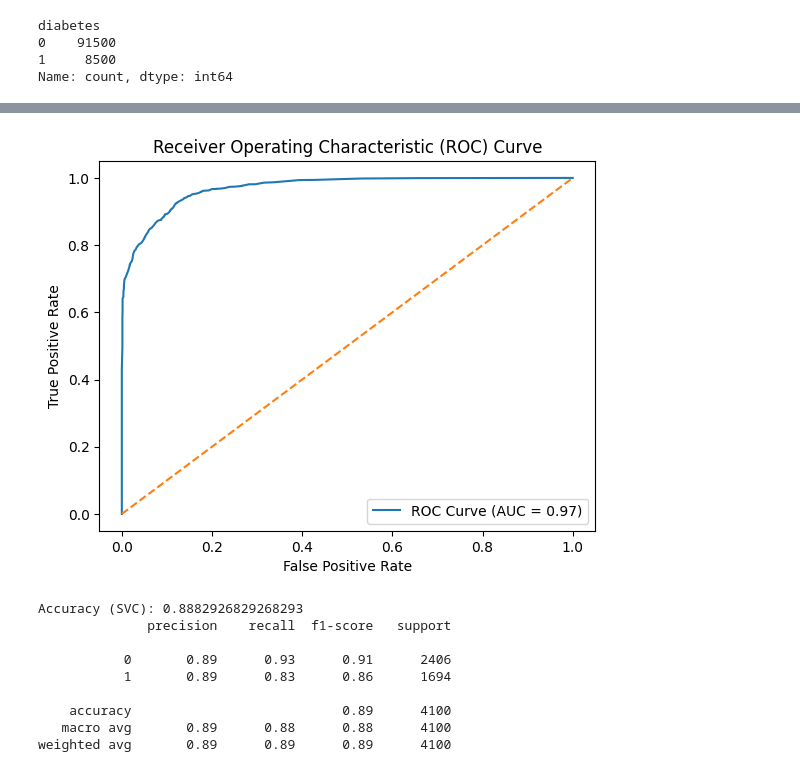
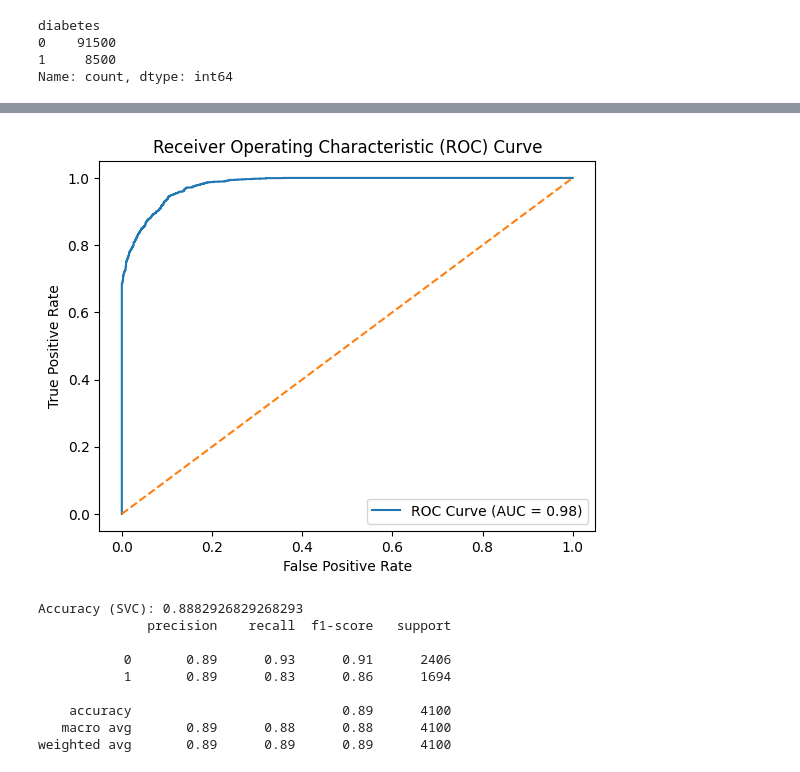
Before and after one commit to cenixeriadev/DiabetesPredictorWeb, a Jupyter notebook: models-ri-ml/prueba.ipynb, the cells around one changed output, grey strips where cells are left out. Saved outputs shown, nothing was run; the diff lists cells and outputs as text; code cells hidden in the pictures.

```diff
--- a/models-ri-ml/prueba.ipynb
+++ b/models-ri-ml/prueba.ipynb
@@ -197,0 +209,5 @@ diabetes_data2
+# %%
+diabetes_data2 = diabetes_data2.drop_duplicates()
+
+X = diabetes_data2.drop("diabetes", axis=1)
+y = diabetes_data2["diabetes"]
@@ -319,7 +366,7 @@ X_test_scaled = pd.DataFrame(scaler.transform(X_test), columns=X_test.columns)
 
 
 # 3. Usa los datos escalados para entrenar y evaluar tus modelos
-model = RandomForestClassifier(random_state=42, criterion='gini' , min_samples_leaf = 2 ,max_leaf_nodes= 500)
+model = RandomForestClassifier(random_state=42, criterion =  'entropy', max_depth= 20, min_samples_leaf= 6, min_samples_split = 14, n_estimators= 240)
 model.fit(X_train_scaled, y_train)
 y_pred = model.predict(X_test_scaled)
 
@@ -350,7 +464,7 @@ weighted avg       0.91      0.91      0.91      3700
 from sklearn.ensemble import GradientBoostingClassifier
 
 # Crear y entrenar el modelo GradientBoostingClassifier
-gb_model = GradientBoostingClassifier(random_state=42, n_estimators=100, learning_rate=0.1, max_depth=3)
+gb_model = GradientBoostingClassifier(random_state=42, n_estimators=120, learning_rate=0.14, max_depth=5 , min_samples_split = 3 , max_features = 5 )
 gb_model.fit(X_train_scaled, y_train)
 
 # Predicciones
@@ -517,7 +586,7 @@ weighted avg       0.90      0.90      0.90      4100
 import pickle
 import os
 with open('../backend/models/diabetes_model_v2.pkl', 'wb') as f:
-    pickle.dump(model, f)
+    pickle.dump(gb_model, f)
 
 
 with open("../backend/models/scaler_diabetes_model_v2.pkl", "wb") as file:
@@ -544,18 +613,18 @@ Passing `palette` without assigning `hue` is deprecated and will be removed in v
 # %%
-y_probs = model.predict_proba(X_test_scaled)[:, 1]  # Probabilities for class 1
+y_probs = gb_model.predict_proba(X_test_scaled)[:, 1]  # Probabilities for class 1
 fpr, tpr, thresholds = metrics.roc_curve(y_test, y_probs)
 roc_auc = metrics.auc(fpr, tpr)
 
 plt.figure()
 plt.plot(fpr, tpr, label=f'ROC Curve (AUC = {roc_auc:.2f})')
 plt.plot([0, 1], [0, 1], linestyle='--')
 plt.xlabel('False Positive Rate')
 plt.ylabel('True Positive Rate')
 plt.title('Receiver Operating Characteristic (ROC) Curve')
 plt.legend()
 plt.show()
 # %% [output]
-[figure, old version]
+[figure, new version]
 # %%
 from sklearn.svm import SVC
 from sklearn.metrics import accuracy_score, classification_report
```
Also changed, not shown: parts of 19 cells of this notebook.
